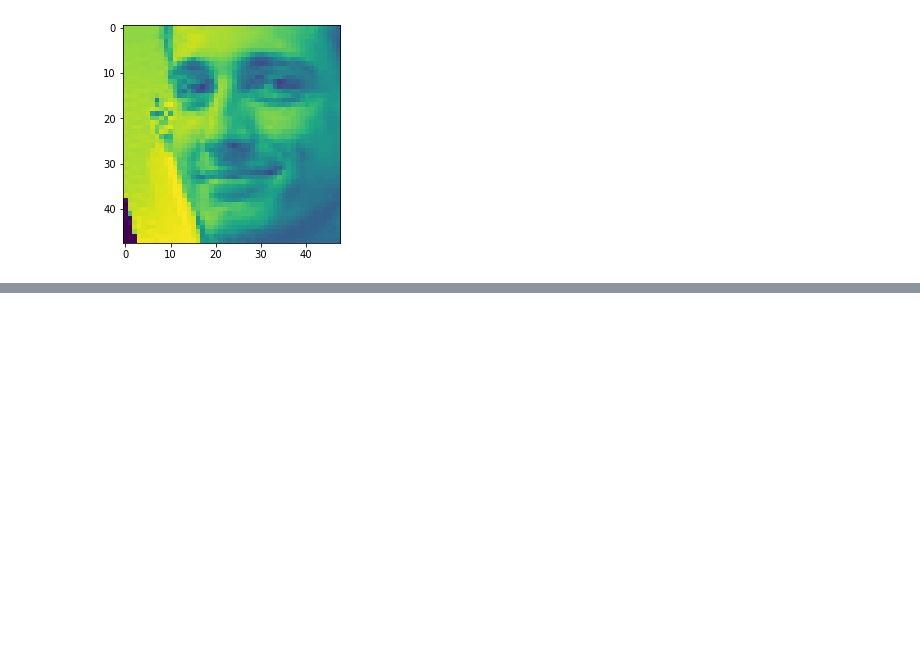
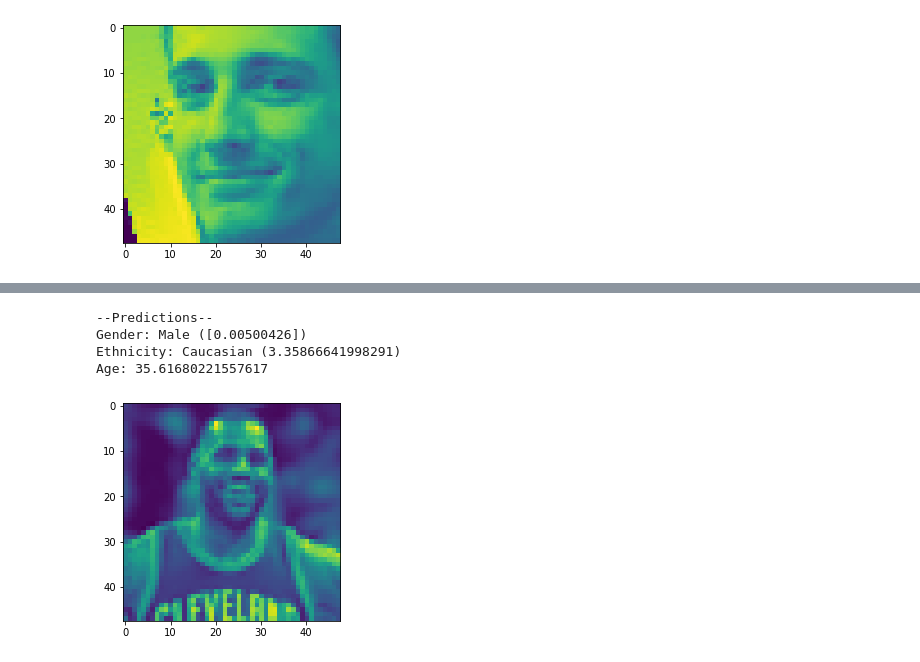
Before and after one commit to Real-VeerSandhu/Ethnicity-Age-Prediction, a Jupyter notebook: main_notebook.ipynb, the cells around one changed output, grey strips where cells are left out. Cells and saved outputs as stored; diff of their text form; code cells hidden in the pictures; blank space fills up the shorter version.

```diff
--- a/main_notebook.ipynb
+++ b/main_notebook.ipynb
@@ -523,0 +534,8 @@ def predict_all_local(path):
+# %%
+predict_all('test_images/lebron.jpg')
+# %% [output]
+--Predictions--
+Gender: Male ([0.00500426])
+Ethnicity: Caucasian (3.35866641998291)
+Age: 35.61680221557617
+[figure, added]
```
Also changed, not shown: parts of 7 cells of this notebook, 7 other files.
